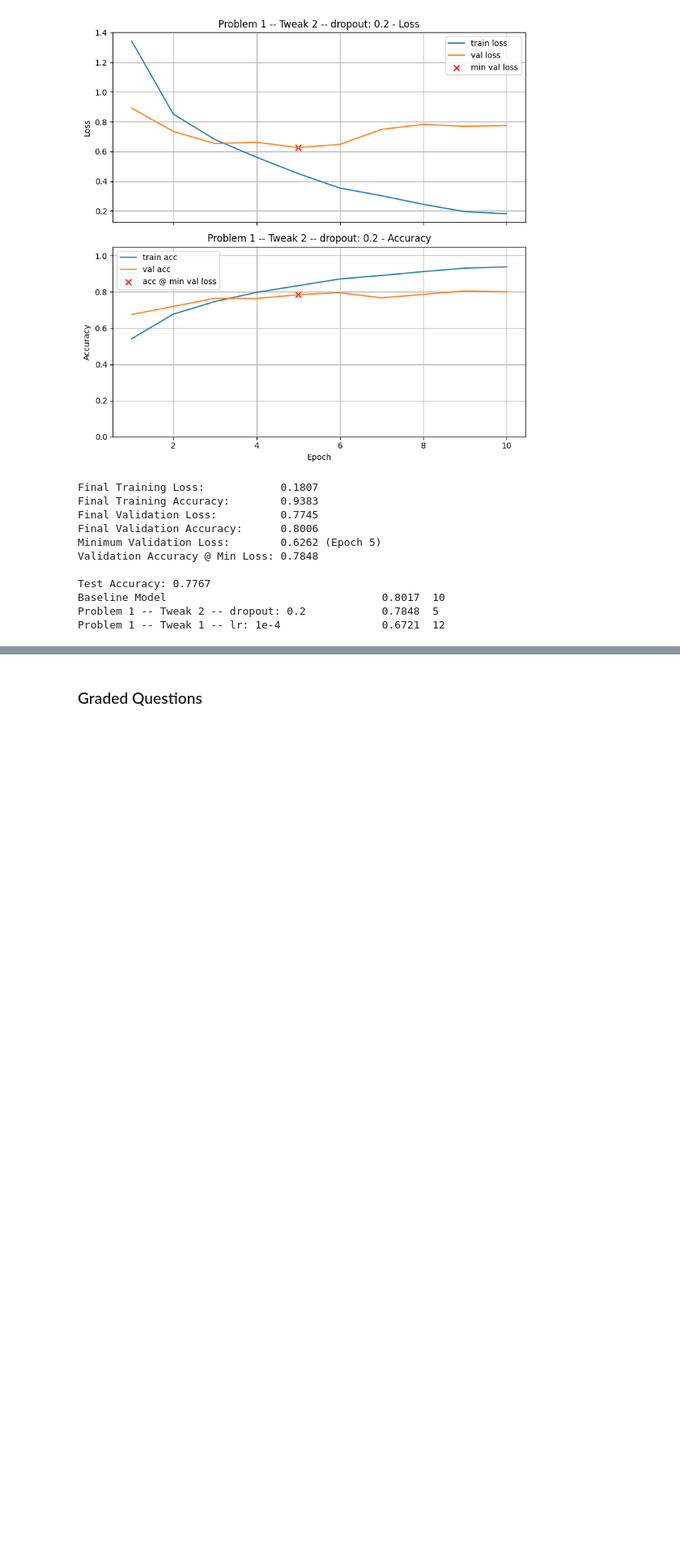
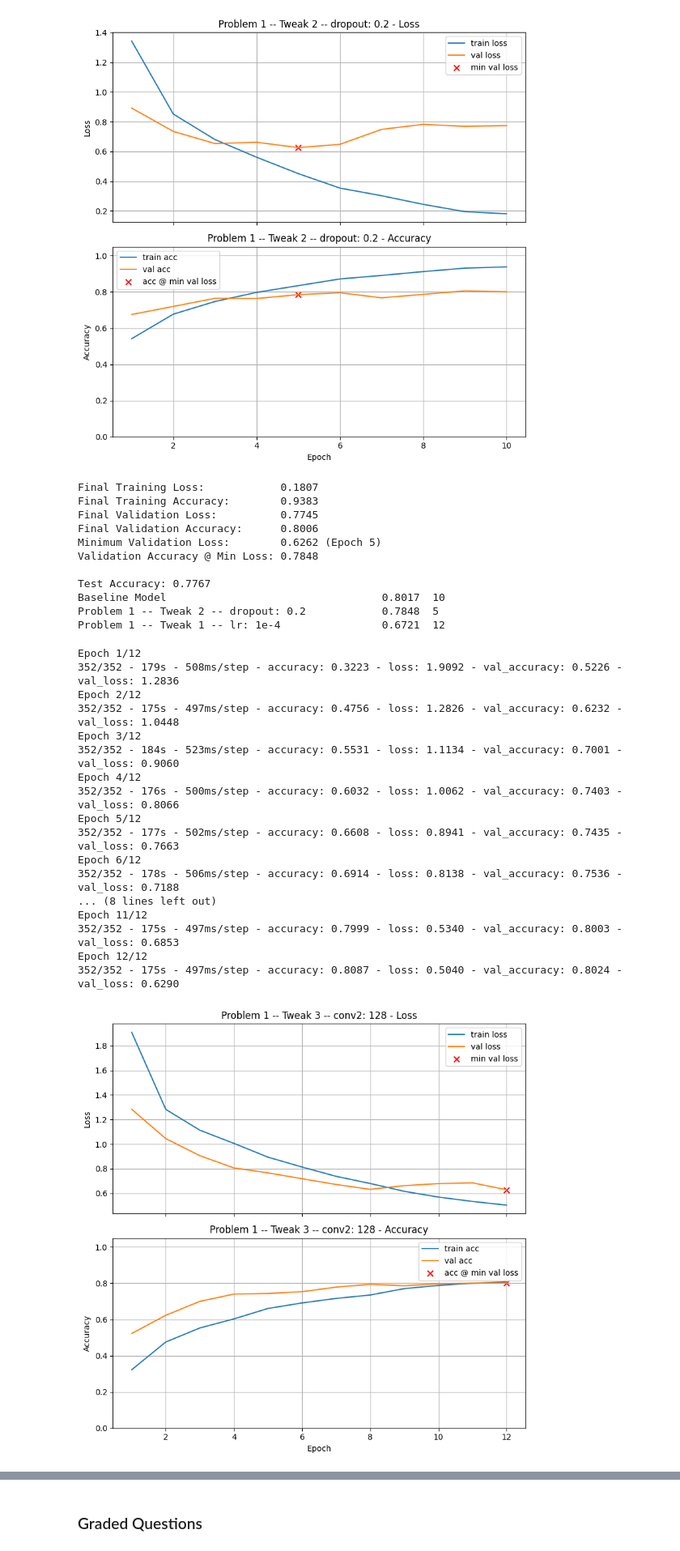
Before and after one commit to auwineza/Mod7-Week4-Project, a Jupyter notebook: OMDS-Mod7-Week4-Uwineza-Annick.ipynb, the cells around one changed output, grey strips where cells are left out. Shown at 81% size. Cells and saved outputs as stored; diff of their text form; code cells hidden in the pictures; blank space fills up the shorter version.

Commit message:
Problem 2 done

```diff
--- a/OMDS-Mod7-Week4-Uwineza-Annick.ipynb
+++ b/OMDS-Mod7-Week4-Uwineza-Annick.ipynb
@@ -897,3 +897,51 @@ Test Accuracy: 0.7767
 Baseline Model                                  0.8017  10
 Problem 1 -- Tweak 2 -- dropout: 0.2            0.7848  5
 Problem 1 -- Tweak 1 -- lr: 1e-4                0.6721  12
+# %%
+# Problem 1 -- Tweak 3 -- conv width: 32 -> 128 (tf.data)
+
+he = tf.keras.initializers.HeNormal()
+
+model_p1_conv_128 = tf.keras.models.Sequential([
+    tf.keras.Input(shape=(img_size[0], img_size[1], 3)),
+
+    tf.keras.layers.Conv2D(32, (3,3), activation="relu", kernel_initializer=he, padding="same"),
+    tf.keras.layers.MaxPooling2D(2),
+
+    tf.keras.layers.Conv2D(128, (3,3), activation="relu", kernel_initializer=he, padding="same"),  # changed 64 -> 128
+    tf.keras.layers.MaxPooling2D(2),
+
+    tf.keras.layers.Flatten(),
+    tf.keras.layers.Dense(64, activation="relu", kernel_initializer=he),
+    tf.keras.layers.Dropout(0.5),
+    tf.keras.layers.Dense(num_classes, activation="softmax")
+])
+
+history_p1_conv_128, test_p1_conv_128 = train_and_test_ds(
+    model_p1_conv_128,
+    title="Problem 1 -- Tweak 3 -- conv2: 128",
+    epochs=12,
+    lr=1e-3,
+    verbose=2
+)
+
+print_results()
+# %% [output]
+Epoch 1/12
+352/352 - 179s - 508ms/step - accuracy: 0.3223 - loss: 1.9092 - val_accuracy: 0.5226 - val_loss: 1.2836
+Epoch 2/12
+352/352 - 175s - 497ms/step - accuracy: 0.4756 - loss: 1.2826 - val_accuracy: 0.6232 - val_loss: 1.0448
+Epoch 3/12
+352/352 - 184s - 523ms/step - accuracy: 0.5531 - loss: 1.1134 - val_accuracy: 0.7001 - val_loss: 0.9060
+Epoch 4/12
+352/352 - 176s - 500ms/step - accuracy: 0.6032 - loss: 1.0062 - val_accuracy: 0.7403 - val_loss: 0.8066
+Epoch 5/12
+352/352 - 177s - 502ms/step - accuracy: 0.6608 - loss: 0.8941 - val_accuracy: 0.7435 - val_loss: 0.7663
+Epoch 6/12
+352/352 - 178s - 506ms/step - accuracy: 0.6914 - loss: 0.8138 - val_accuracy: 0.7536 - val_loss: 0.7188
+... (8 lines left out)
+Epoch 11/12
+352/352 - 175s - 497ms/step - accuracy: 0.7999 - loss: 0.5340 - val_accuracy: 0.8003 - val_loss: 0.6853
+Epoch 12/12
+352/352 - 175s - 497ms/step - accuracy: 0.8087 - loss: 0.5040 - val_accuracy: 0.8024 - val_loss: 0.6290
+[figure, added]
```
Also changed, not shown: parts of 11 cells of this notebook.
